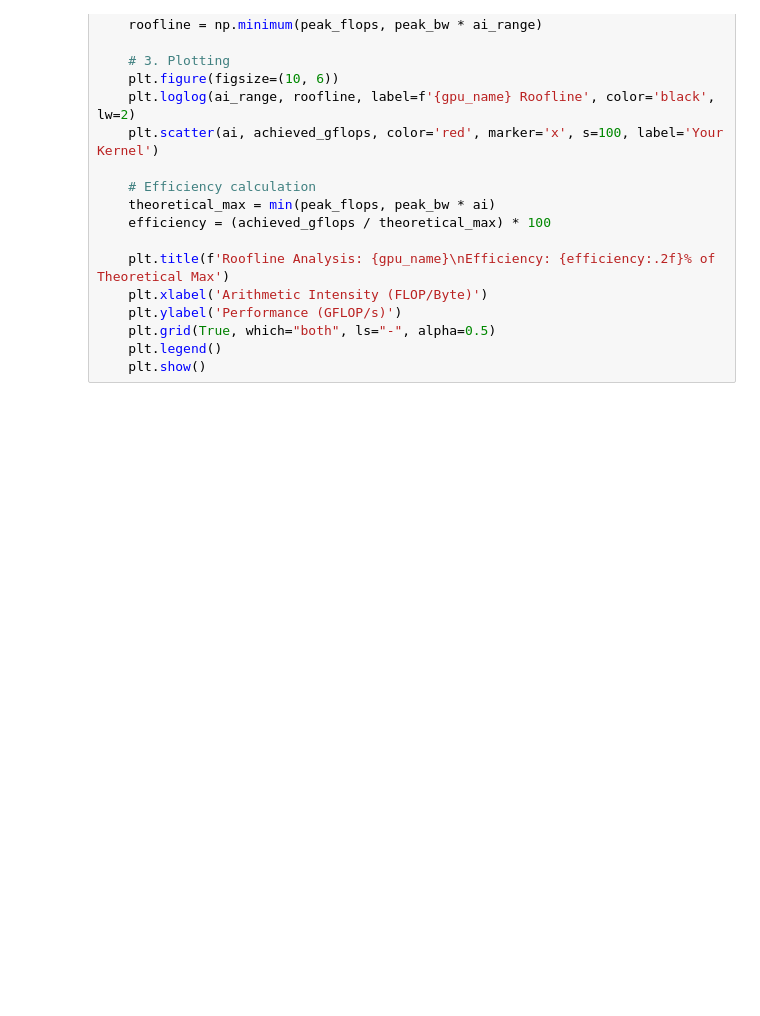
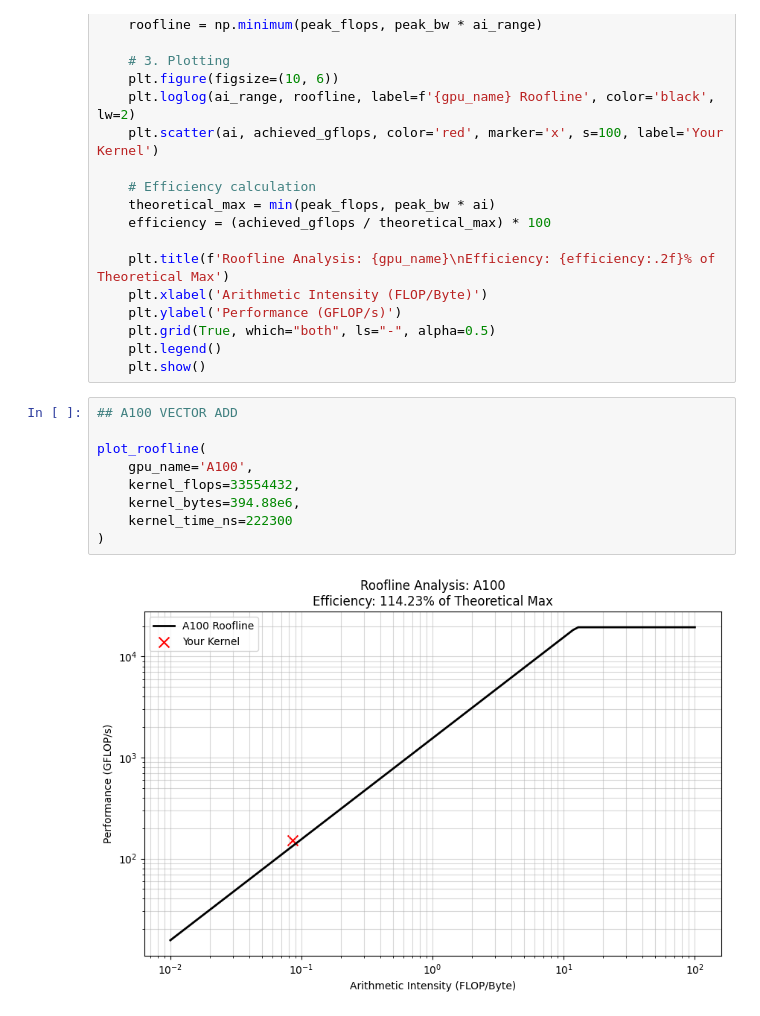
Before and after one commit to ayush-os/roofline-fun, a Jupyter notebook: roofline-gen.ipynb, the cells around one changed output. Saved outputs shown, nothing was run; the diff lists cells and outputs as text; blank space fills up the shorter version.

Commit message:
rooflines for a100 vector add and native gemm

```diff
--- a/roofline-gen.ipynb
+++ b/roofline-gen.ipynb
@@ -43,3 +43,14 @@ def plot_roofline(gpu_name, kernel_flops, kernel_bytes, kernel_time_ns):
     plt.grid(True, which="both", ls="-", alpha=0.5)
     plt.legend()
     plt.show()
+# %%
+## A100 VECTOR ADD
+
+plot_roofline(
+    gpu_name='A100',
+    kernel_flops=33554432,
+    kernel_bytes=394.88e6,
+    kernel_time_ns=222300
+)
+# %% [output]
+[figure, added]
```
Also changed, not shown: parts of 1 cell of this notebook.
